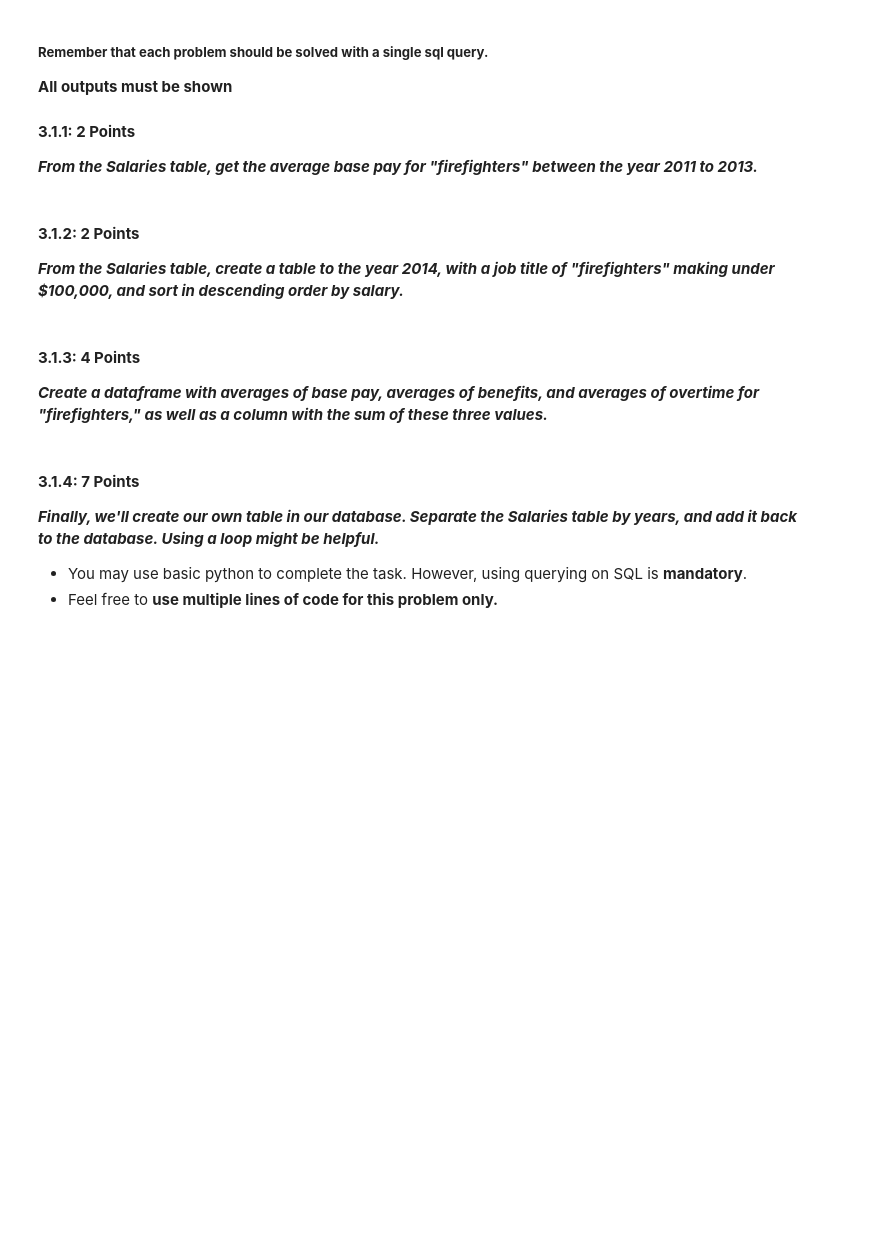
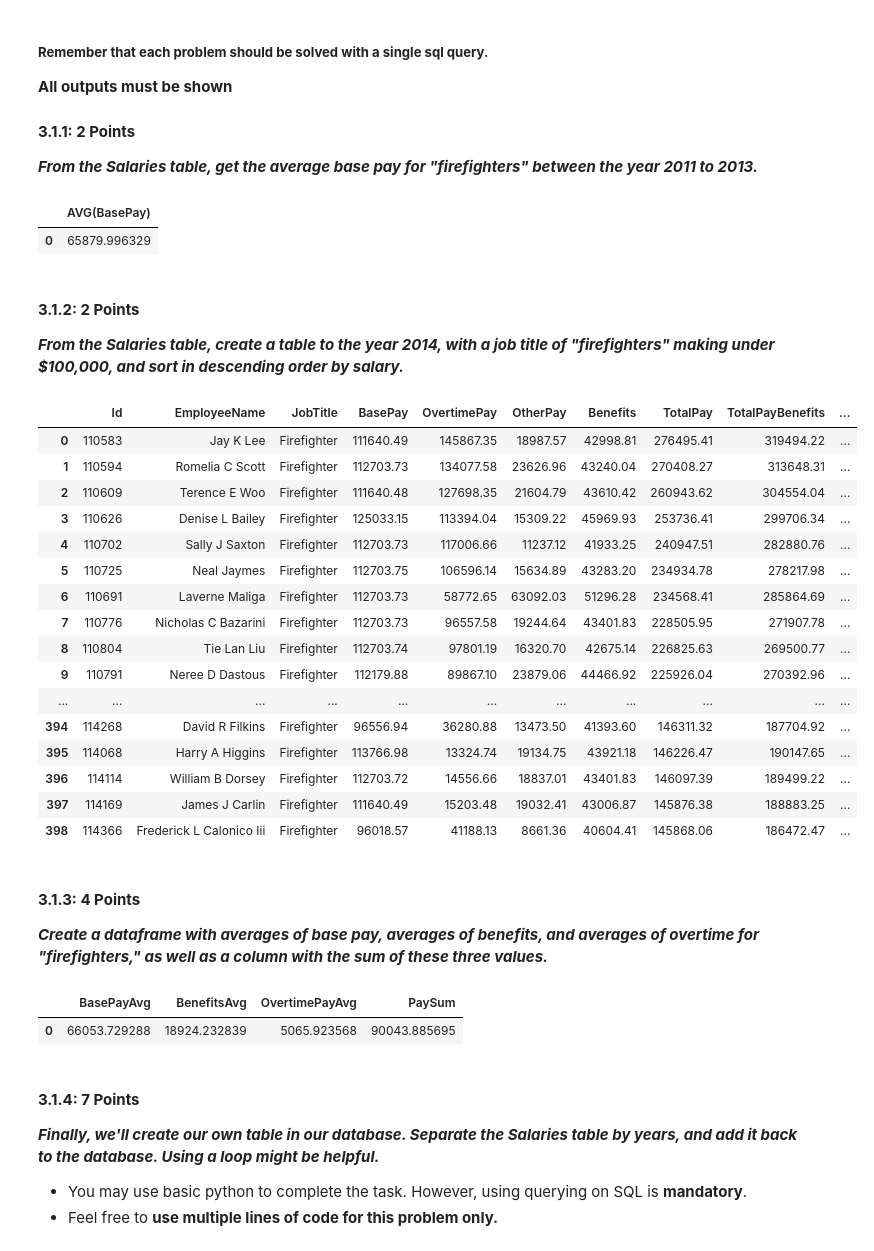
Before and after one commit to ading5/CMSC320-Assignment-0-Dr.Alam, a Jupyter notebook: CMSC320_HW1_Fall2024.ipynb, the cells around one changed output. Drawn from its saved outputs; the diff is of its cells as text; code cells hidden in the pictures; blank space fills up the shorter version.

```diff
--- a/CMSC320_HW1_Fall2024.ipynb
+++ b/CMSC320_HW1_Fall2024.ipynb
@@ -341,29 +343,57 @@ print(tables)
 #### **3.1.1: 2 Points**
 ***From the Salaries table, get the average base pay for "firefighters" between the year 2011 to 2013.***
 # %%
-query = 'REMOVE THIS CONTENT AND ANSWER IN HERE'
+query = 'SELECT AVG(BasePay) FROM Salaries WHERE Year BETWEEN 2011 AND 2013'
 
 # KEEP THIS. It will display the whole dataframe.
 df = pd.read_sql(query, conn)
 df
+# %% [output]
+|  | AVG(BasePay) |
+| 0 | 65879.996329 |
 # %% [markdown]
 #### **3.1.2: 2 Points**
 ***From the Salaries table, create a table to the year 2014, with a job title of "firefighters" making under $100,000, and sort in descending order by salary.***
 # %%
-query = 'REMOVE THIS CONTENT AND ANSWER IN HERE'
+query = 'SELECT * FROM Salaries WHERE Year = 2014 AND UPPER(JobTitle) = \'FIREFIGHTER\' ORDER BY TotalPay DESC'
 
 # KEEP THIS. It will display the whole dataframe.
 df = pd.read_sql(query, conn)
 df
+# %% [output]
+|  | Id | EmployeeName | JobTitle | BasePay | OvertimePay | OtherPay | Benefits | TotalPay | TotalPayBenefits | ... |
+| 0 | 110583 | Jay K Lee | Firefighter | 111640.49 | 145867.35 | 18987.57 | 42998.81 | 276495.41 | 319494.22 | ... |
+| 1 | 110594 | Romelia C Scott | Firefighter | 112703.73 | 134077.58 | 23626.96 | 43240.04 | 270408.27 | 313648.31 | ... |
+| 2 | 110609 | Terence E Woo | Firefighter | 111640.48 | 127698.35 | 21604.79 | 43610.42 | 260943.62 | 304554.04 | ... |
+| 3 | 110626 | Denise L Bailey | Firefighter | 125033.15 | 113394.04 | 15309.22 | 45969.93 | 253736.41 | 299706.34 | ... |
+| 4 | 110702 | Sally J Saxton | Firefighter | 112703.73 | 117006.66 | 11237.12 | 41933.25 | 240947.51 | 282880.76 | ... |
+| 5 | 110725 | Neal Jaymes | Firefighter | 112703.75 | 106596.14 | 15634.89 | 43283.20 | 234934.78 | 278217.98 | ... |
+| 6 | 110691 | Laverne Maliga | Firefighter | 112703.73 | 58772.65 | 63092.03 | 51296.28 | 234568.41 | 285864.69 | ... |
+| 7 | 110776 | Nicholas C Bazarini | Firefighter | 112703.73 | 96557.58 | 19244.64 | 43401.83 | 228505.95 | 271907.78 | ... |
+| 8 | 110804 | Tie Lan Liu | Firefighter | 112703.74 | 97801.19 | 16320.70 | 42675.14 | 226825.63 | 269500.77 | ... |
+| 9 | 110791 | Neree D Dastous | Firefighter | 112179.88 | 89867.10 | 23879.06 | 44466.92 | 225926.04 | 270392.96 | ... |
+| ... | ... | ... | ... | ... | ... | ... | ... | ... | ... | ... |
+| 394 | 114268 | David R Filkins | Firefighter | 96556.94 | 36280.88 | 13473.50 | 41393.60 | 146311.32 | 187704.92 | ... |
+| 395 | 114068 | Harry A Higgins | Firefighter | 113766.98 | 13324.74 | 19134.75 | 43921.18 | 146226.47 | 190147.65 | ... |
+| 396 | 114114 | William B Dorsey | Firefighter | 112703.72 | 14556.66 | 18837.01 | 43401.83 | 146097.39 | 189499.22 | ... |
+| 397 | 114169 | James J Carlin | Firefighter | 111640.49 | 15203.48 | 19032.41 | 43006.87 | 145876.38 | 188883.25 | ... |
+| 398 | 114366 | Frederick L Calonico Iii | Firefighter | 96018.57 | 41188.13 | 8661.36 | 40604.41 | 145868.06 | 186472.47 | ... |
 # %% [markdown]
 #### **3.1.3: 4 Points**
 ***Create a dataframe with averages of base pay, averages of benefits, and averages of overtime for "firefighters," as well as a column with the sum of these three values.***
 # %%
-query = 'REMOVE THIS CONTENT AND ANSWER IN HERE'
+query = ('''SELECT *, BasePayAvg + BenefitsAvg + OvertimePayAvg as PaySum FROM (
+                SELECT AVG(BasePay) AS BasePayAvg,
+                       AVG(Benefits) AS BenefitsAvg,
+                       AVG(OvertimePay) AS OvertimePayAvg
+                FROM Salaries)''')
 
 # KEEP THIS. It will display the whole dataframe.
 df = pd.read_sql(query, conn)
 df
+# %% [output]
+|  | BasePayAvg | BenefitsAvg | OvertimePayAvg | PaySum |
+| 0 | 66053.729288 | 18924.232839 | 5065.923568 | 90043.885695 |
 # %% [markdown]
 #### **3.1.4: 7 Points**
 
```
Also changed, not shown: parts of 4 cells of this notebook, 1 other file.
